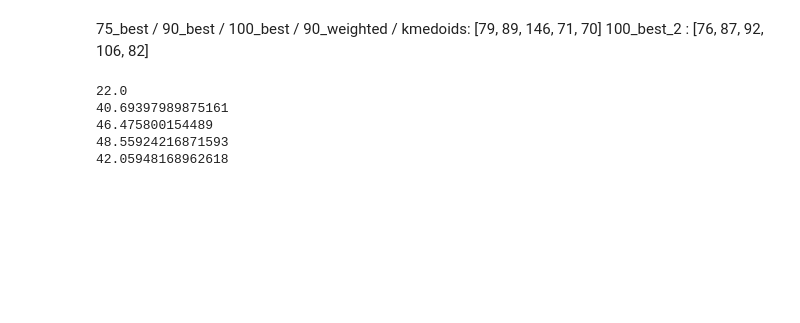
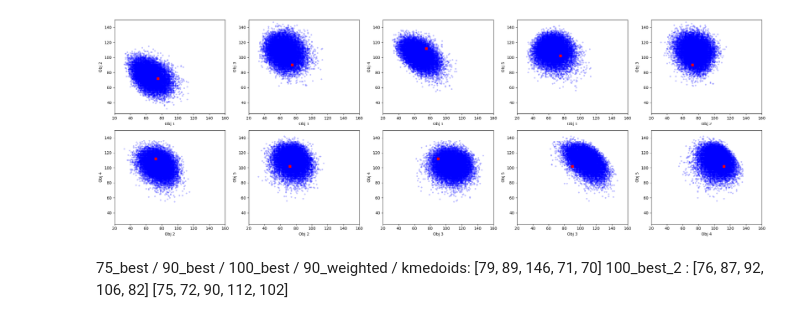
Before and after one commit to rameshsrinivasanuci/multiobjective, a Jupyter notebook: stimulate_human_guided_eda.ipynb, the cells around one changed output. Cells and saved outputs as stored; diff of their text form; code cells hidden in the pictures; blank space fills up the shorter version.

```diff
--- a/stimulate_human_guided_eda.ipynb
+++ b/stimulate_human_guided_eda.ipynb
@@ -164,6 +164,10 @@ def save_pass_results(run_name: str, results: dict, pass_idx: int, output_dir: P
         pickle.dump(results, f)
 
     return file_path
+# %%
+with open('card_game/eda_results/eda_trial8.pkl', 'rb') as f:
+    results = pickle.load(f)
+pf_actual = results['converged_pf_table'][-1]
 # %%
 # obtain item list
 stimuli_dir = Path("card_game/stimuli")
@@ -243,10 +253,37 @@ Pass 4: dist_to_ref=42.0595,
+# %%
+import itertools
+
+objective_pairs = list(itertools.combinations(range(5), 2))  # all 10 pairs
+with open(f"data/eda_results/eda_human_passinitial_{run_name}.pkl", "rb") as f:
+    results = pickle.load(f)
+pf = results["converged_pf_table"][-1]
+
+fig, axes = plt.subplots(2, 5, figsize=(24, 8))
+axes = axes.ravel()
+for ax, (a, b) in zip(axes, objective_pairs):
+    # ax.plot(pf_actual[:, a], pf_actual[:, b], "ro", alpha=0.1, markersize=3, label="PF")
+    ax.plot(pf[:, a], pf[:, b], "bo", alpha=0.2, markersize=3, label="PF")
+    ax.plot(
+        ori_ref_sol[a], ori_ref_sol[b],
+        "rs", alpha=1, markersize=6, label="Reference"
+    )
+    ax.set_xlabel(f"Obj {a + 1}")
+    ax.set_ylabel(f"Obj {b + 1}")
+    ax.set_xlim(20, 160)
+    ax.set_ylim(25, 150)
+fig.tight_layout()
+plt.show()
+# %% [output]
+[figure, added]
 # %% [markdown]
 75_best / 90_best / 100_best / 90_weighted / kmedoids: [79, 89, 146, 71, 70]
 100_best_2 : [76, 87, 92, 106, 82]
+[75, 72, 90, 112, 102]
 # %%
 max_passes = 5
-run_name = "90_per"
-ref_sol = np.array([75, 72, 90, 112, 102])
+run_name = "dense_max"
+pf_actual_median = np.median(pf_actual, axis=0)
+ref_sol = np.array([76, 87, 92, 106, 82])/pf_actual_median
 
 with open(f'data/eda_results/history_{run_name}.pkl', 'rb') as f:
     history = pickle.load(f)
@@ -264,12 +301,6 @@ for i in range(max_passes):
     # pf_dense_list.append(pf_dense)
 
     print(np.linalg.norm(aspi_sol - ref_sol))
-# %% [output]
-22.0
-40.69397989875161
-46.475800154489
-48.55924216871593
-42.05948168962618
 # %%
 # with open('card_game/eda_results/eda_trial8.pkl', 'rb') as f:
 #     results = pickle.load(f)
```
Also changed, not shown: parts of 4 cells of this notebook.
